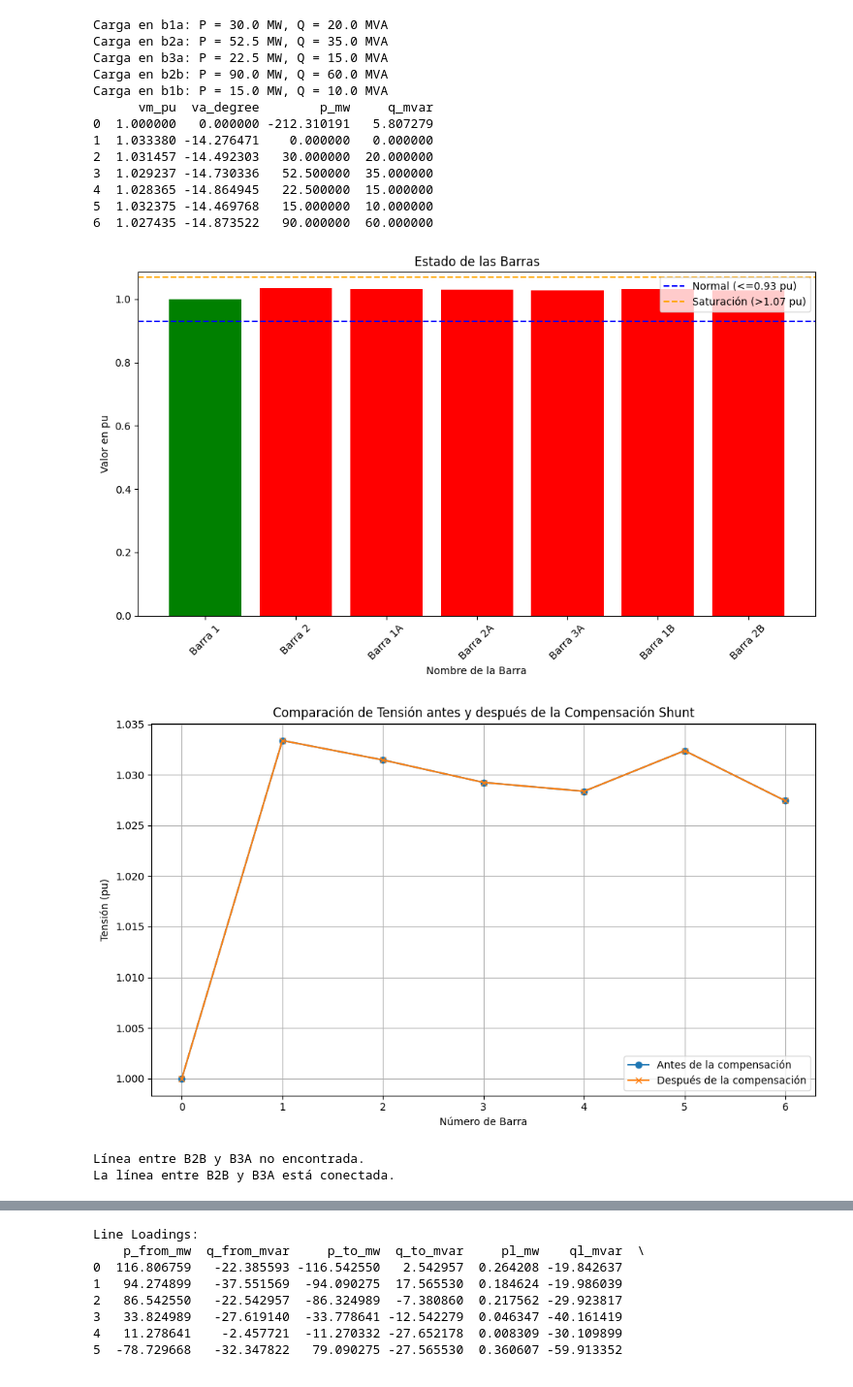
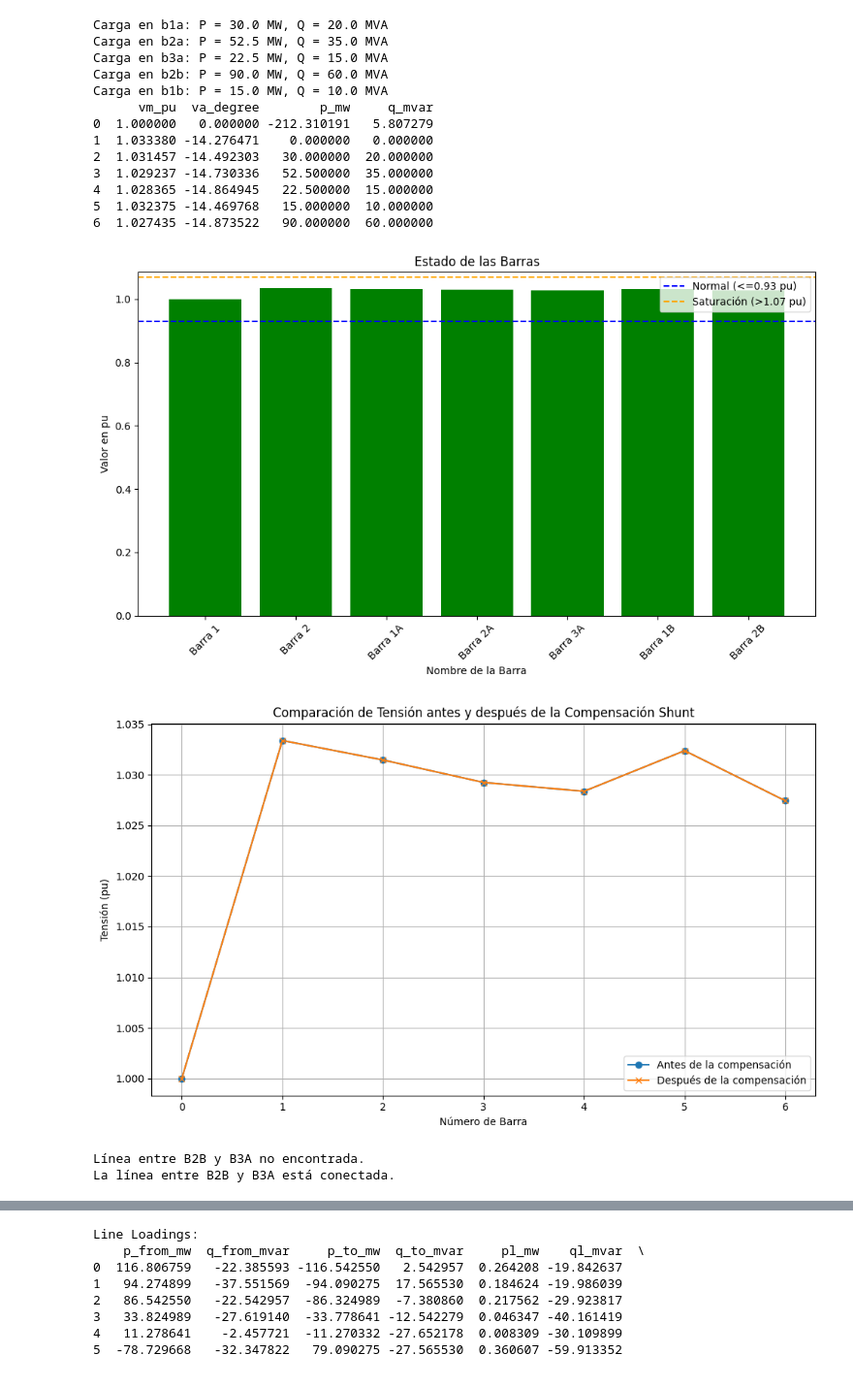
Before and after one commit to CristianRecabarren/G2B_SEP1_S12024, a Jupyter notebook: Tareapt2.ipynb, the cells around one changed output, grey strips where cells are left out. Shown at 97% size. Drawn from its saved outputs; the diff is of its cells as text; code cells hidden in the pictures.

```diff
--- a/Tareapt2.ipynb
+++ b/Tareapt2.ipynb
@@ -92,7 +92,7 @@ valores_pu = net.res_bus.vm_pu.tolist()
 barras = dict(zip(nombres, valores_pu))
 
 # Colores según el estado de la barra
-colores = ['green' if valor <= 1 else 'red' for valor in valores_pu]
+colores = ['green' if valor <= 1.07 else 'red' for valor in valores_pu]
 
 # Crear el gráfico
 plt.figure(figsize=(10, 6))
@@ -155,36 +155,34 @@ for idx, line in net.line.iterrows():
 if line_index is not None:
     pp.create_switch(net, bus=b2b_index, element=line_index, et="l", closed=False)
     print("Switch creado y abierto para desconectar la línea entre B2B y B3A.")
 else:
     print("Línea entre B2B y B3A no encontrada.")
 
 # Paso 4: Ejecutar el flujo de carga
 pp.runpp(net, max_iteration=2000, tolerance_mva=1e-9)
 
 # Paso 5: Comprobar si la línea está desconectada revisando el estado del switch
 # Esto se hace revisando el atributo 'closed' del switch creado.
 switches_for_line = net.switch[net.switch.element == line_index]
 if not switches_for_line.empty and not switches_for_line.iloc[0].closed:
     print("La línea entre B2B y B3A está desconectada.")
 else:
     print("La línea entre B2B y B3A está conectada.")
-
-pplot.simple_plotly(net)
 # %% [output]
 Carga en b1a: P = 30.0 MW, Q = 20.0 MVA
 Carga en b2a: P = 52.5 MW, Q = 35.0 MVA
 Carga en b3a: P = 22.5 MW, Q = 15.0 MVA
 Carga en b2b: P = 90.0 MW, Q = 60.0 MVA
 Carga en b1b: P = 15.0 MW, Q = 10.0 MVA
       vm_pu  va_degree        p_mw     q_mvar
 0  1.000000   0.000000 -212.310191   5.807279
 1  1.033380 -14.276471    0.000000   0.000000
 2  1.031457 -14.492303   30.000000  20.000000
 3  1.029237 -14.730336   52.500000  35.000000
 4  1.028365 -14.864945   22.500000  15.000000
 5  1.032375 -14.469768   15.000000  10.000000
 6  1.027435 -14.873522   90.000000  60.000000
-[figure, old version]
+[figure, new version]
 [figure]
 Línea entre B2B y B3A no encontrada.
 La línea entre B2B y B3A está conectada.
```
Also changed, not shown: parts of 1 cell of this notebook.
